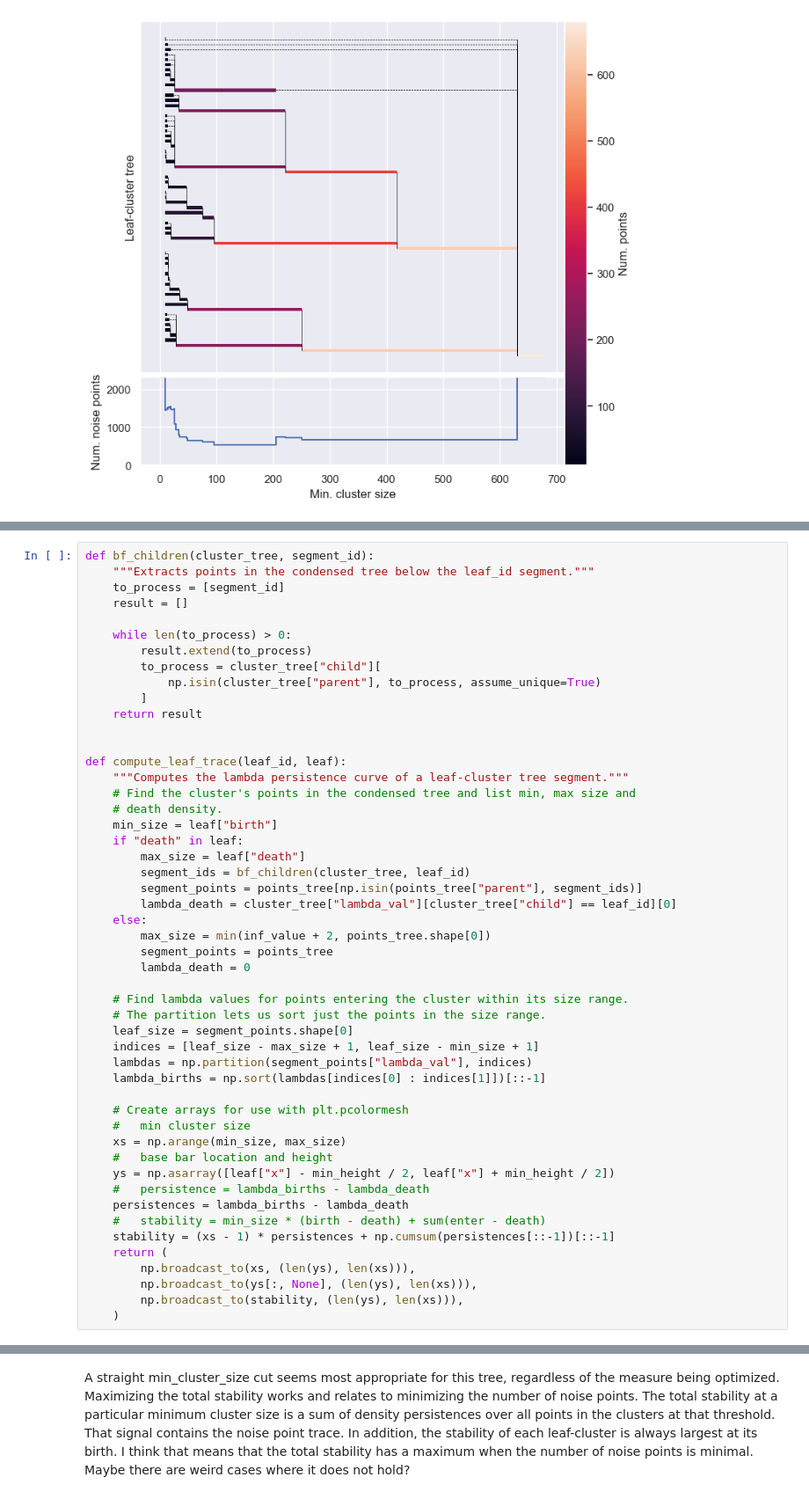
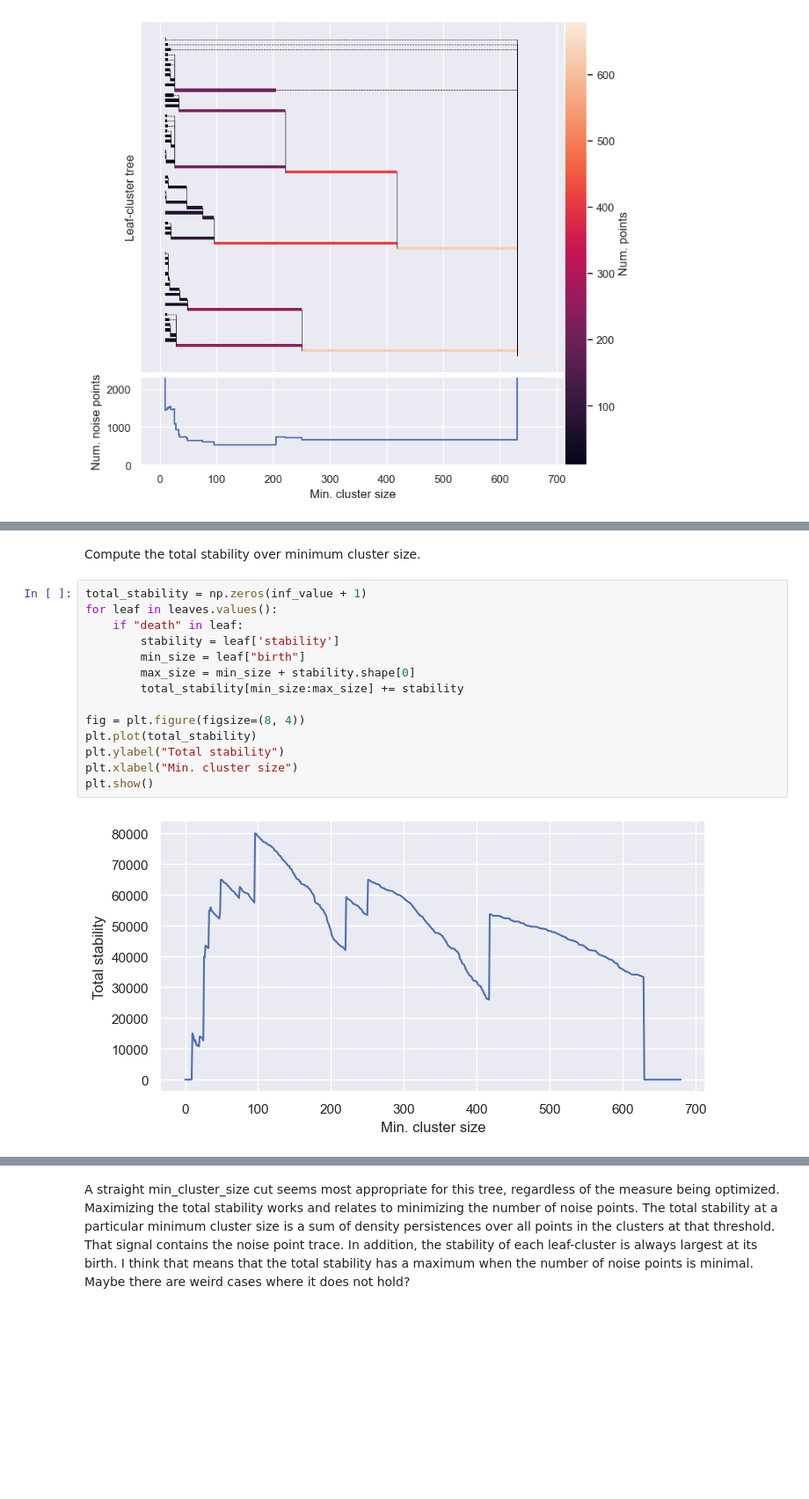
Before and after one commit to JelmerBot/fast_hdbscan, a Jupyter notebook: doc/layer_clustering.ipynb, the cells around one changed output, grey strips where cells are left out. Shown at 88% size. Drawn from its saved outputs; the diff is of its cells as text; blank space fills up the shorter version.

Commit message:
separate computation from plotting

```diff
--- a/doc/layer_clustering.ipynb
+++ b/doc/layer_clustering.ipynb
@@ -334,50 +375,18 @@ points_tree = tree[tree["child_size"] == 1]
-# %%
-def bf_children(cluster_tree, segment_id):
-    """Extracts points in the condensed tree below the leaf_id segment."""
-    to_process = [segment_id]
-    result = []
-
-    while len(to_process) > 0:
-        result.extend(to_process)
-        to_process = cluster_tree["child"][
-            np.isin(cluster_tree["parent"], to_process, assume_unique=True)
-        ]
-    return result
-
-
-def compute_leaf_trace(leaf_id, leaf):
-    """Computes the lambda persistence curve of a leaf-cluster tree segment."""
-    # Find the cluster's points in the condensed tree and list min, max size and
-    # death density.
-    min_size = leaf["birth"]
-    if "death" in leaf:
-        max_size = leaf["death"]
-        segment_ids = bf_children(cluster_tree, leaf_id)
-        segment_points = points_tree[np.isin(points_tree["parent"], segment_ids)]
-        lambda_death = cluster_tree["lambda_val"][cluster_tree["child"] == leaf_id][0]
-    else:
-        max_size = min(inf_value + 2, points_tree.shape[0])
-        segment_points = points_tree
-        lambda_death = 0
-
-    # Find lambda values for points entering the cluster within its size range.
-    # The partition lets us sort just the points in the size range.
-    leaf_size = segment_points.shape[0]
-    indices = [leaf_size - max_size + 1, leaf_size - min_size + 1]
-    lambdas = np.partition(segment_points["lambda_val"], indices)
-    lambda_births = np.sort(lambdas[indices[0] : indices[1]])[::-1]
-
-    # Create arrays for use with plt.pcolormesh
-    #   min cluster size
-    xs = np.arange(min_size, max_size)
-    #   base bar location and height
-    ys = np.asarray([leaf["x"] - min_height / 2, leaf["x"] + min_height / 2])
-    #   persistence = lambda_births - lambda_death
-    persistences = lambda_births - lambda_death
-    #   stability = min_size * (birth - death) + sum(enter - death)
-    stability = (xs - 1) * persistences + np.cumsum(persistences[::-1])[::-1]
-    return (
-        np.broadcast_to(xs, (len(ys), len(xs))),
-        np.broadcast_to(ys[:, None], (len(ys), len(xs))),
-        np.broadcast_to(stability, (len(ys), len(xs))),
-    )
+# %% [markdown]
+Compute the total stability over minimum cluster size.
+# %%
+total_stability = np.zeros(inf_value + 1)
+for leaf in leaves.values():
+    if "death" in leaf:
+        stability = leaf['stability']
+        min_size = leaf["birth"]
+        max_size = min_size + stability.shape[0]
+        total_stability[min_size:max_size] += stability
+
+fig = plt.figure(figsize=(8, 4))
+plt.plot(total_stability)
+plt.ylabel("Total stability")
+plt.xlabel("Min. cluster size")
+plt.show()
+# %% [output]
+[figure, added]
```
Also changed, not shown: parts of 4 cells of this notebook.
